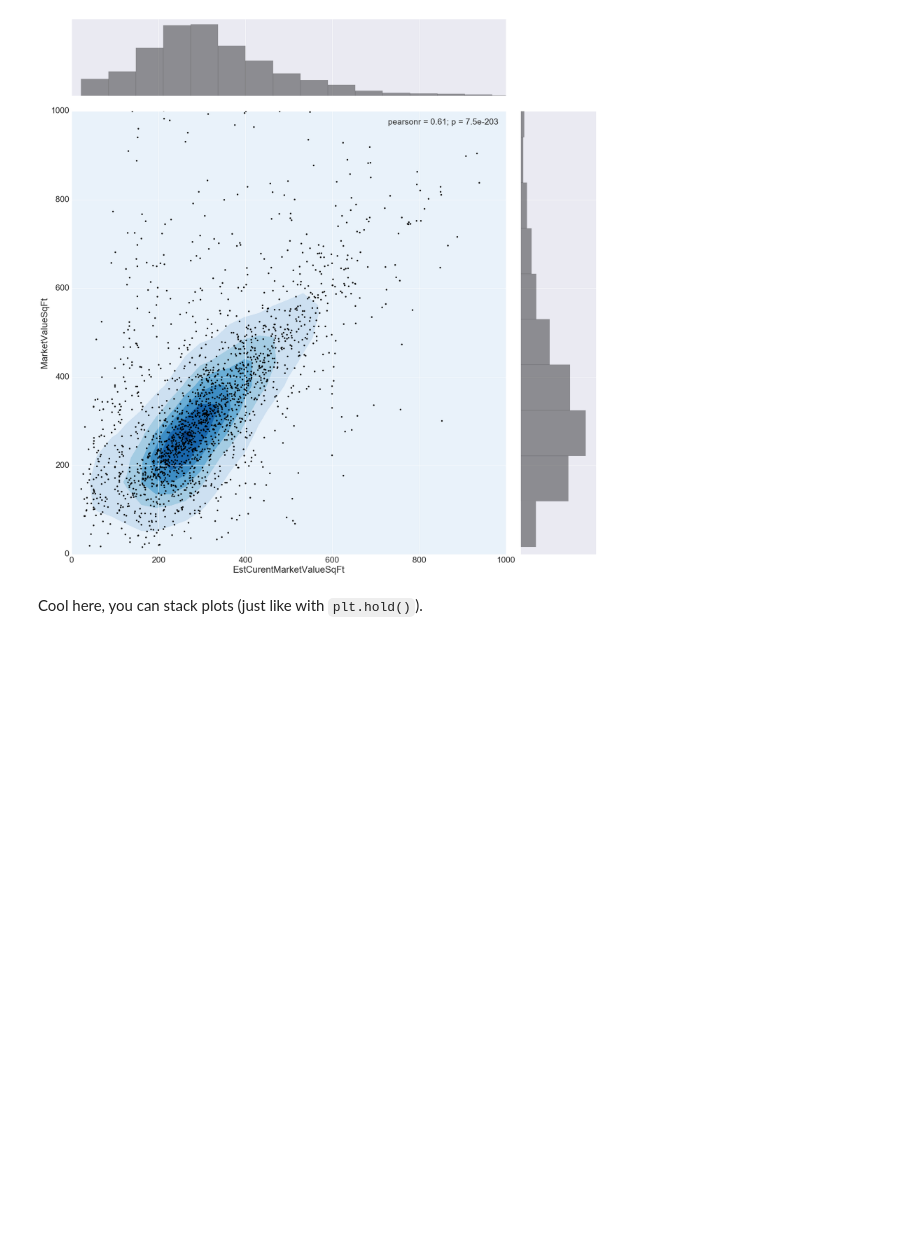
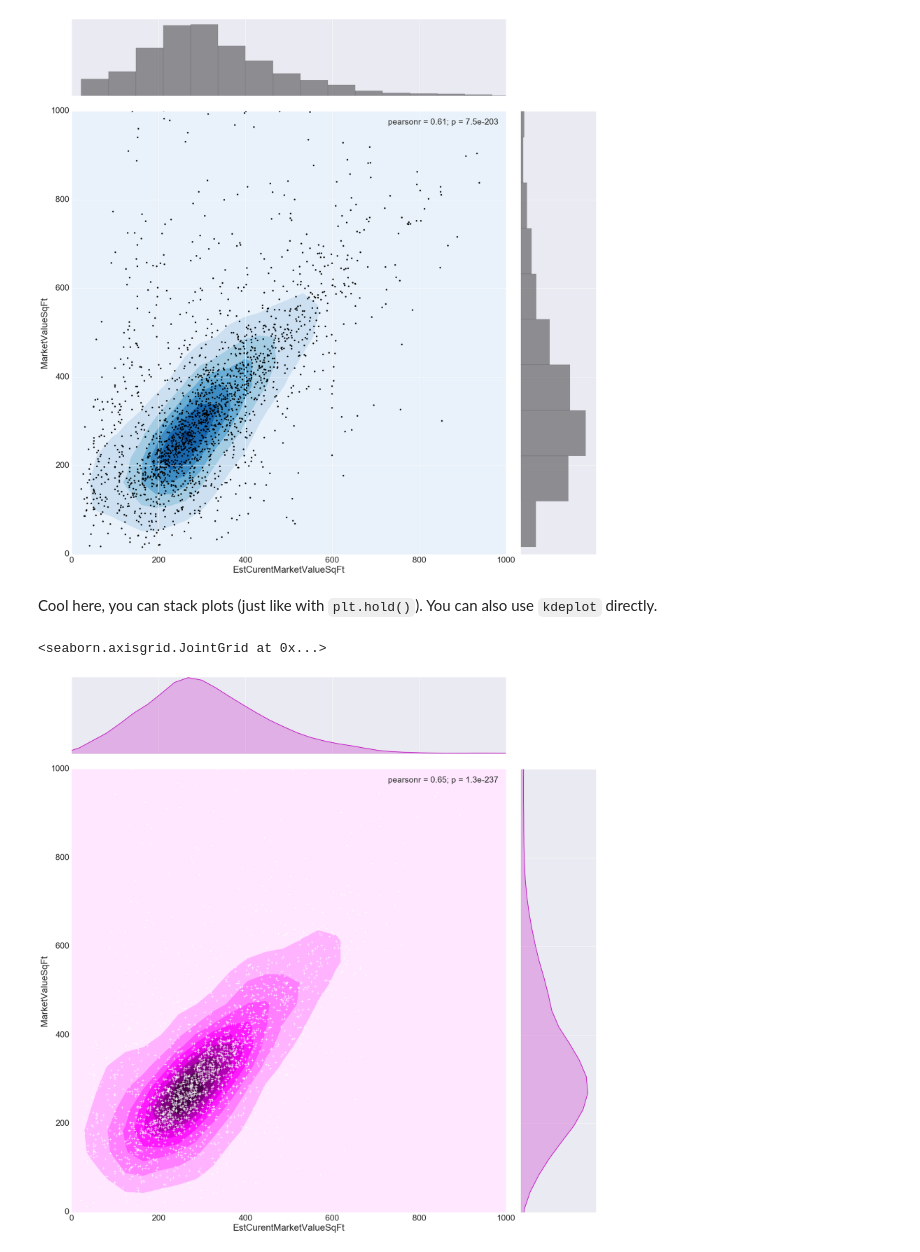
Before and after one commit to ResidentMario/nyc-health-inspections, a Jupyter notebook: seaborn_api_multivariate.ipynb, the cells around one changed output. Saved outputs shown, nothing was run; the diff lists cells and outputs as text; code cells hidden in the pictures; blank space fills up the shorter version.

```diff
--- a/seaborn_api_multivariate.ipynb
+++ b/seaborn_api_multivariate.ipynb
@@ -95,4 +97,20 @@ g = (sns.jointplot("EstCurentMarketValueSqFt",
 # %% [output]
 [figure]
 # %% [markdown]
-Cool here, you can stack plots (just like with `plt.hold()`).
+Cool here, you can stack plots (just like with `plt.hold()`). You can also use `kdeplot` directly.
+# %%
+sns.jointplot(x="EstCurentMarketValueSqFt",
+              y="MarketValueSqFt",
+              data=sales.sample(2000),
+              kind="kde",
+              color="m",
+              size=24,
+              xlim=(0, 1000),
+              ylim=(0, 1000)).plot_joint(plt.scatter,
+                                         c="w",
+                                         s=50,
+                                         linewidth=1,
+                                         marker="+")
+# %% [output]
+<seaborn.axisgrid.JointGrid at 0x...>
+[figure, added]
```
Also changed, not shown: parts of 7 cells of this notebook, 2 other files.
